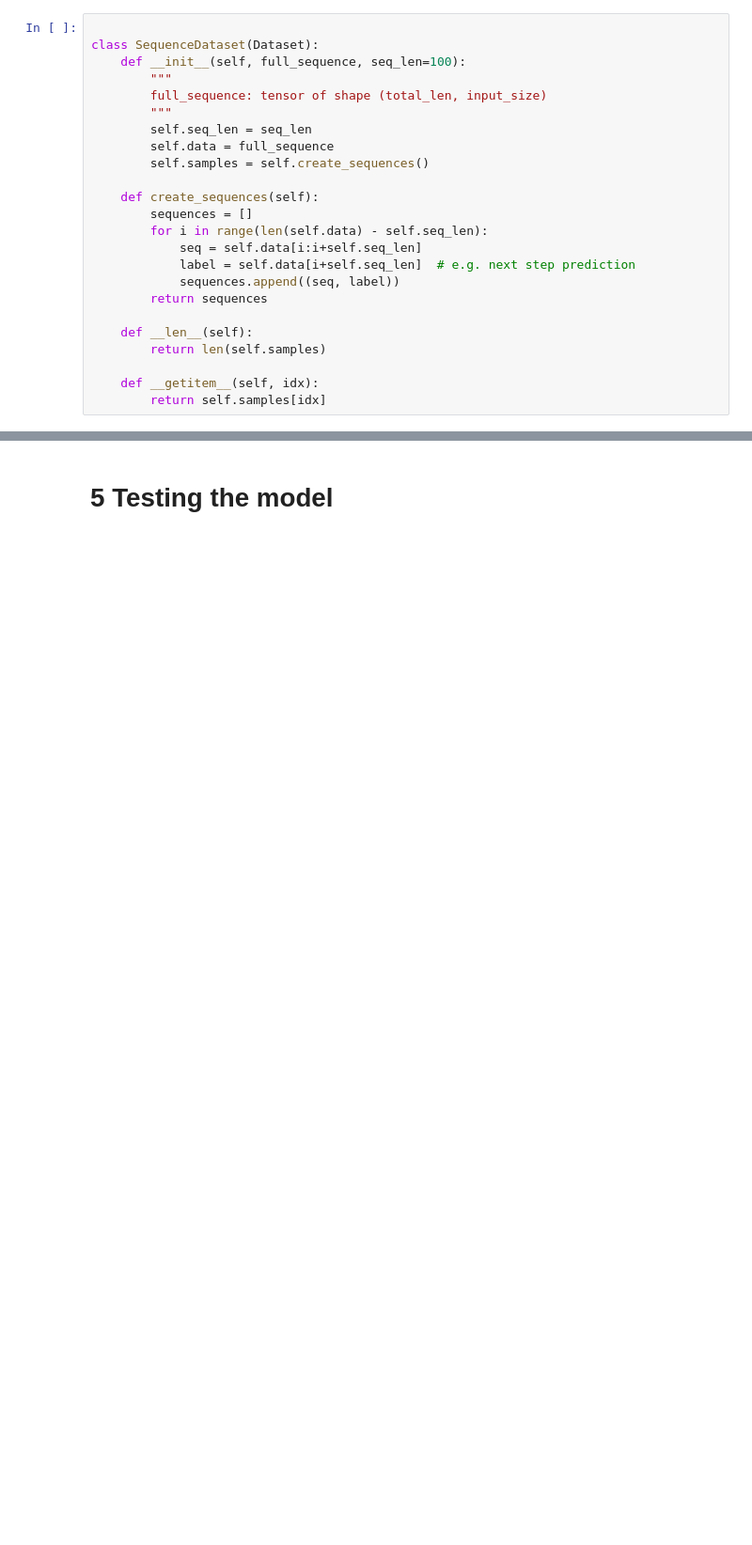
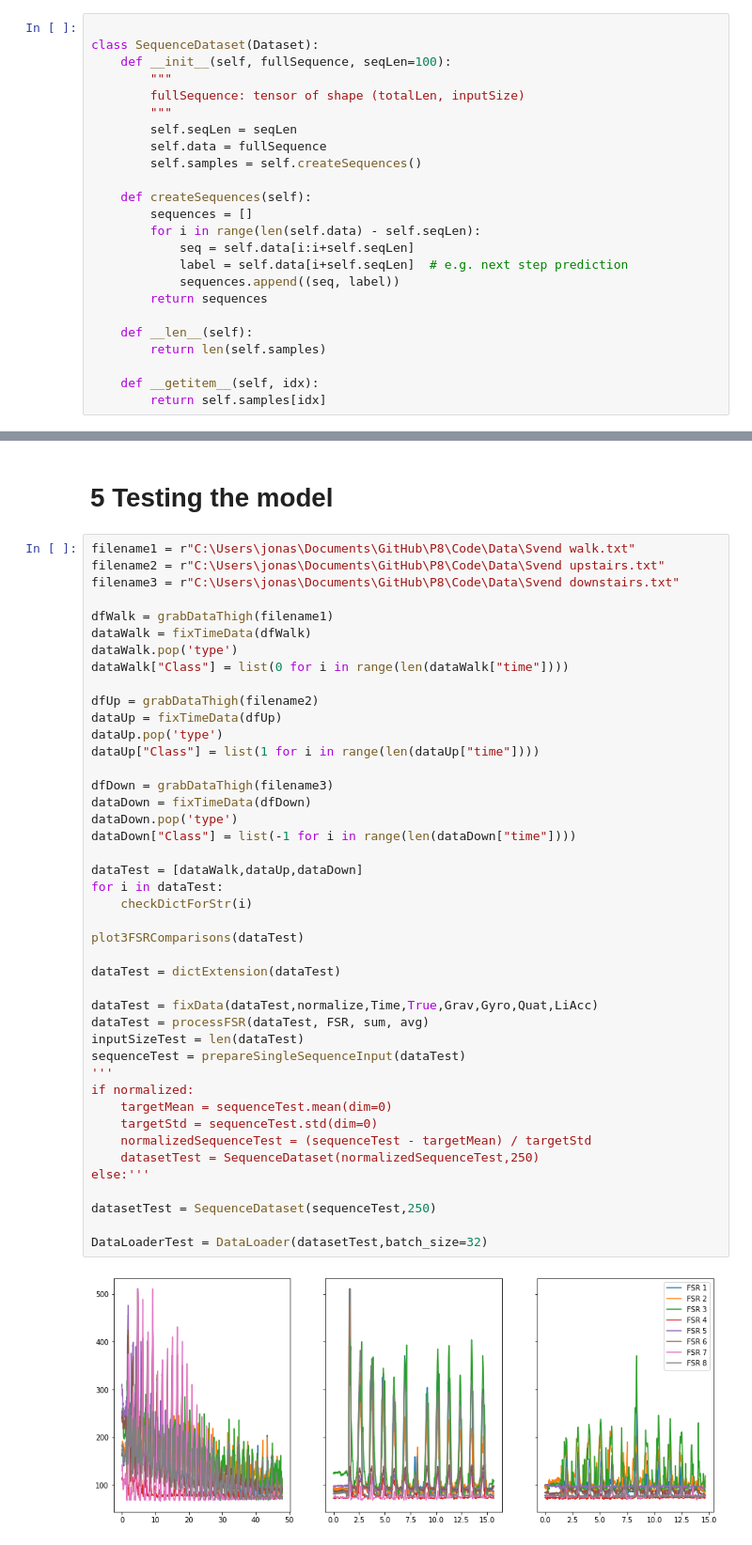
Before and after one commit to JonasS-AAU/P8, a Jupyter notebook: Code/InitialLSTM.ipynb, the cells around one changed output, grey strips where cells are left out. Shown: that part at 94% size. Saved outputs shown, nothing was run; the diff lists cells and outputs as text; blank space fills up the shorter version.

```diff
--- a/Code/InitialLSTM.ipynb
+++ b/Code/InitialLSTM.ipynb
@@ -129,19 +254,19 @@ torch.manual_seed(1)
 # %%
 
 class SequenceDataset(Dataset):
-    def __init__(self, full_sequence, seq_len=100):
+    def __init__(self, fullSequence, seqLen=100):
         """
-        full_sequence: tensor of shape (total_len, input_size)
+        fullSequence: tensor of shape (totalLen, inputSize)
         """
-        self.seq_len = seq_len
-        self.data = full_sequence
-        self.samples = self.create_sequences()
+        self.seqLen = seqLen
+        self.data = fullSequence
+        self.samples = self.createSequences()
 
-    def create_sequences(self):
+    def createSequences(self):
         sequences = []
-        for i in range(len(self.data) - self.seq_len):
-            seq = self.data[i:i+self.seq_len]
-            label = self.data[i+self.seq_len]  # e.g. next step prediction
+        for i in range(len(self.data) - self.seqLen):
+            seq = self.data[i:i+self.seqLen]
+            label = self.data[i+self.seqLen]  # e.g. next step prediction
             sequences.append((seq, label))
         return sequences
 
@@ -383,2 +562,47 @@ Epoch 20/20 | Train Loss: 0.0248, MAE: 0.0796, R²: 0.9712 | Val Loss: 0.1112, M
 # %% [markdown]
 # 5 Testing the model
+# %%
+filename1 = r"C:\Users\jonas\Documents\GitHub\P8\Code\Data\Svend walk.txt"
+filename2 = r"C:\Users\jonas\Documents\GitHub\P8\Code\Data\Svend upstairs.txt"
+filename3 = r"C:\Users\jonas\Documents\GitHub\P8\Code\Data\Svend downstairs.txt"
+
+dfWalk = grabDataThigh(filename1)
+dataWalk = fixTimeData(dfWalk)
+dataWalk.pop('type')
+dataWalk["Class"] = list(0 for i in range(len(dataWalk["time"])))
+
+dfUp = grabDataThigh(filename2)
+dataUp = fixTimeData(dfUp)
+dataUp.pop('type')
+dataUp["Class"] = list(1 for i in range(len(dataUp["time"])))
+
+dfDown = grabDataThigh(filename3)
+dataDown = fixTimeData(dfDown)
+dataDown.pop('type')
+dataDown["Class"] = list(-1 for i in range(len(dataDown["time"])))
+
+dataTest = [dataWalk,dataUp,dataDown]
+for i in dataTest:
+    checkDictForStr(i)
+
+plot3FSRComparisons(dataTest)
+
+dataTest = dictExtension(dataTest)
+
+dataTest = fixData(dataTest,normalize,Time,True,Grav,Gyro,Quat,LiAcc)
+dataTest = processFSR(dataTest, FSR, sum, avg)
+inputSizeTest = len(dataTest)
+sequenceTest = prepareSingleSequenceInput(dataTest)
+'''
+if normalized:
+    targetMean = sequenceTest.mean(dim=0)
+    targetStd = sequenceTest.std(dim=0)
+    normalizedSequenceTest = (sequenceTest - targetMean) / targetStd
+    datasetTest = SequenceDataset(normalizedSequenceTest,250)
+else:'''
+
+datasetTest = SequenceDataset(sequenceTest,250)
+
+DataLoaderTest = DataLoader(datasetTest,batch_size=32)
+# %% [output]
+[figure, added]
```
Also changed, not shown: parts of 29 cells of this notebook, 2 other files.
